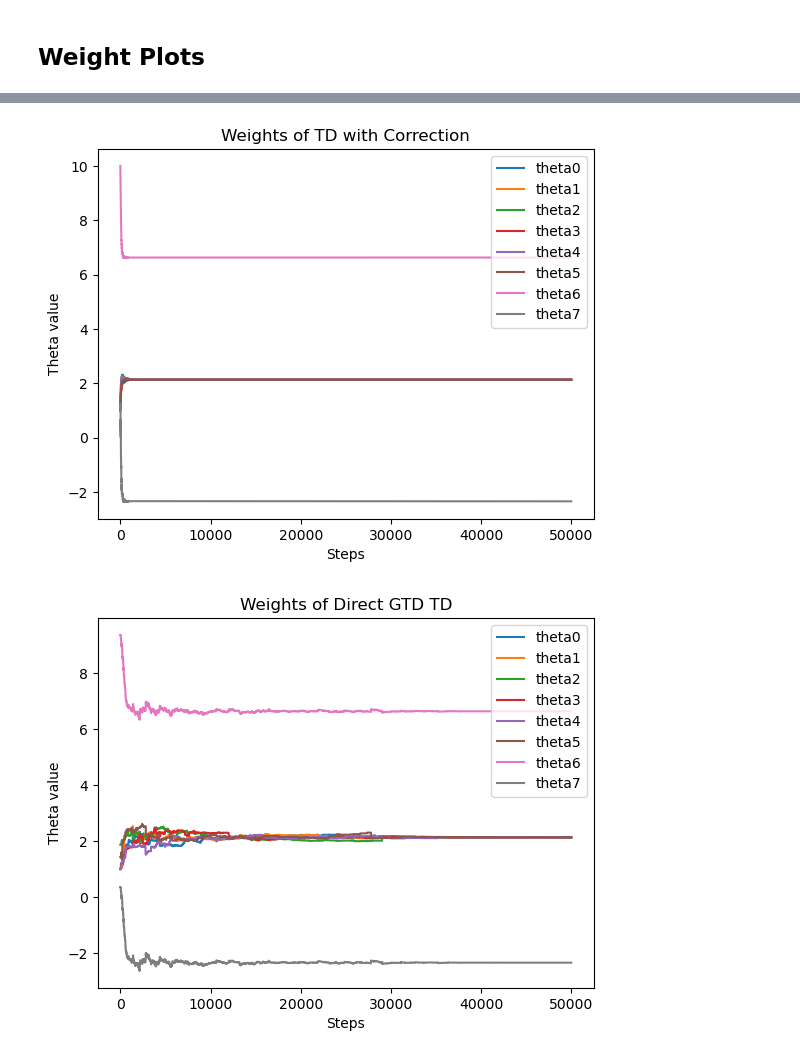
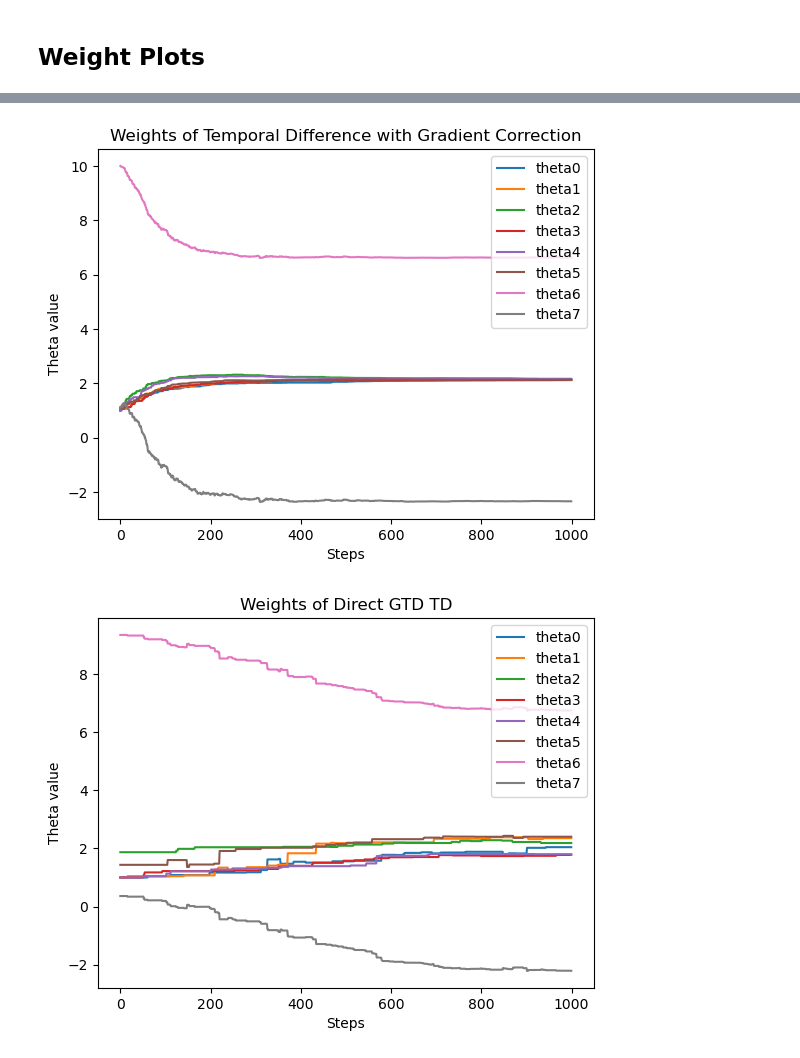
Before and after one commit to joeqian19025/Direct-GTD, a Jupyter notebook: visualization.ipynb, the cells around one changed output, grey strips where cells are left out. Drawn from its saved outputs; the diff is of its cells as text; code cells hidden in the pictures.

```diff
--- a/visualization.ipynb
+++ b/visualization.ipynb
@@ -42,7 +50,7 @@ plt.savefig('./images/RMSPBE.png')
 ## Weight Plots
 # %%
 for i in range(8):
-    plt.plot(logs_avg[f'TD_theta{i}'], label=f"theta{i}")
+    plt.plot(logs_avg[f'TD_theta{i}'][:1000], label=f"theta{i}")
 plt.legend()
 plt.xlabel('Steps')
 plt.ylabel('Theta value')
@@ -52,0 +61,8 @@ plt.savefig('./images/TD_weights.png')
+# %%
+for i in range(8):
+    plt.plot(logs_avg[f'GTD_theta{i}'][:1000], label=f"theta{i}")
+plt.legend()
+plt.xlabel('Steps')
+plt.ylabel('Theta value')
+plt.title("Weights of Gradient Temporal Difference")
+plt.savefig('./images/GTD_weights.png')
@@ -52,0 +71,8 @@ plt.savefig('./images/TD_weights.png')
+# %%
+for i in range(8):
+    plt.plot(logs_avg[f'GTD2_theta{i}'][:1000], label=f"theta{i}")
+plt.legend()
+plt.xlabel('Steps')
+plt.ylabel('Theta value')
+plt.title("Weights of Gradient Temporal Difference 2")
+plt.savefig('./images/GTD2_weights.png')
@@ -53,20 +81,20 @@ plt.savefig('./images/TD_weights.png')
 # %%
 for i in range(8):
-    plt.plot(logs_avg[f'TDC_theta{i}'], label=f"theta{i}")
+    plt.plot(logs_avg[f'TDC_theta{i}'][:1000], label=f"theta{i}")
 plt.legend()
 plt.xlabel('Steps')
 plt.ylabel('Theta value')
-plt.title("Weights of TD with Correction")
+plt.title("Weights of Temporal Difference with Gradient Correction")
 plt.savefig('./images/TDC_weights.png')
 # %% [output]
-[figure, old version]
+[figure, new version]
 # %%
 for i in range(8):
-    plt.plot(logs_avg[f'DGTD_theta{i}'], label=f"theta{i}")
+    plt.plot(logs_avg[f'DGTD_theta{i}'][:1000], label=f"theta{i}")
 plt.legend()
 plt.xlabel('Steps')
 plt.ylabel('Theta value')
 plt.title("Weights of Direct GTD TD")
 plt.savefig('./images/DGTD_weights.png')
 # %% [output]
-[figure, old version]
+[figure, new version]
```
Also changed, not shown: parts of 5 cells of this notebook, 18 other files.
